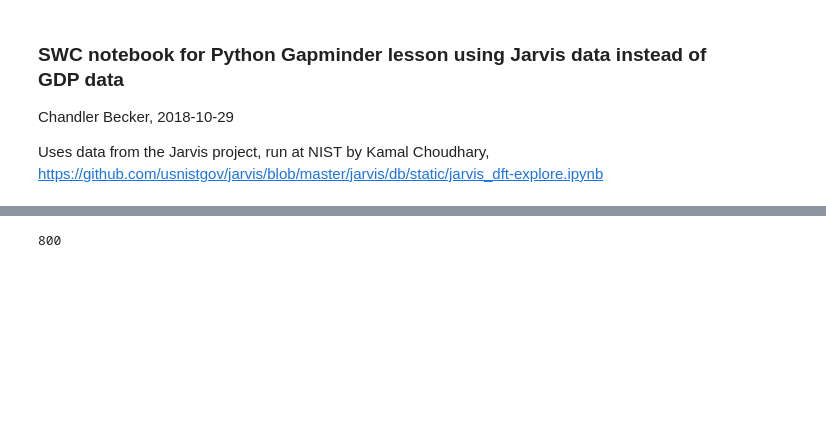
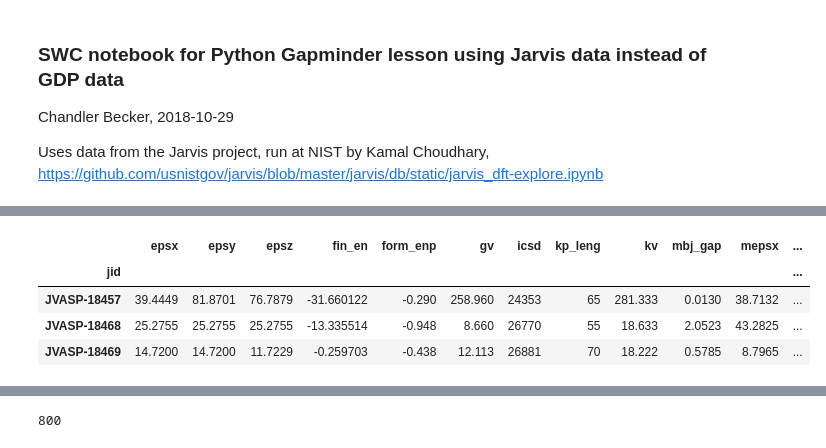
Before and after one commit to wd15/python-novice-gapminder-sciserver, a Jupyter notebook: python_gapminder_jarvis.ipynb, the cells around one changed output, grey strips where cells are left out. Saved outputs shown, nothing was run; the diff lists cells and outputs as text; code cells hidden in the pictures; blank space fills up the shorter version.

```diff
--- a/python_gapminder_jarvis.ipynb
+++ b/python_gapminder_jarvis.ipynb
@@ -142 +172,9 @@ data.head()
+# %%
+data_all.tail(n=3)
+# %% [output]
+|  | epsx | epsy | epsz | fin_en | form_enp | gv | icsd | kp_leng | kv | mbj_gap | mepsx | ... |
+| jid |  |  |  |  |  |  |  |  |  |  |  | ... |
+| JVASP-18457 | 39.4449 | 81.8701 | 76.7879 | -31.660122 | -0.290 | 258.960 | 24353 | 65 | 281.333 | 0.0130 | 38.7132 | ... |
+| JVASP-18468 | 25.2755 | 25.2755 | 25.2755 | -13.335514 | -0.948 | 8.660 | 26770 | 55 | 18.633 | 2.0523 | 43.2825 | ... |
+| JVASP-18469 | 14.7200 | 14.7200 | 11.7229 | -0.259703 | -0.438 | 12.113 | 26881 | 70 | 18.222 | 0.5785 | 8.7965 | ... |
 # %%
```
Also changed, not shown: parts of 12 cells of this notebook, 1 other file.
